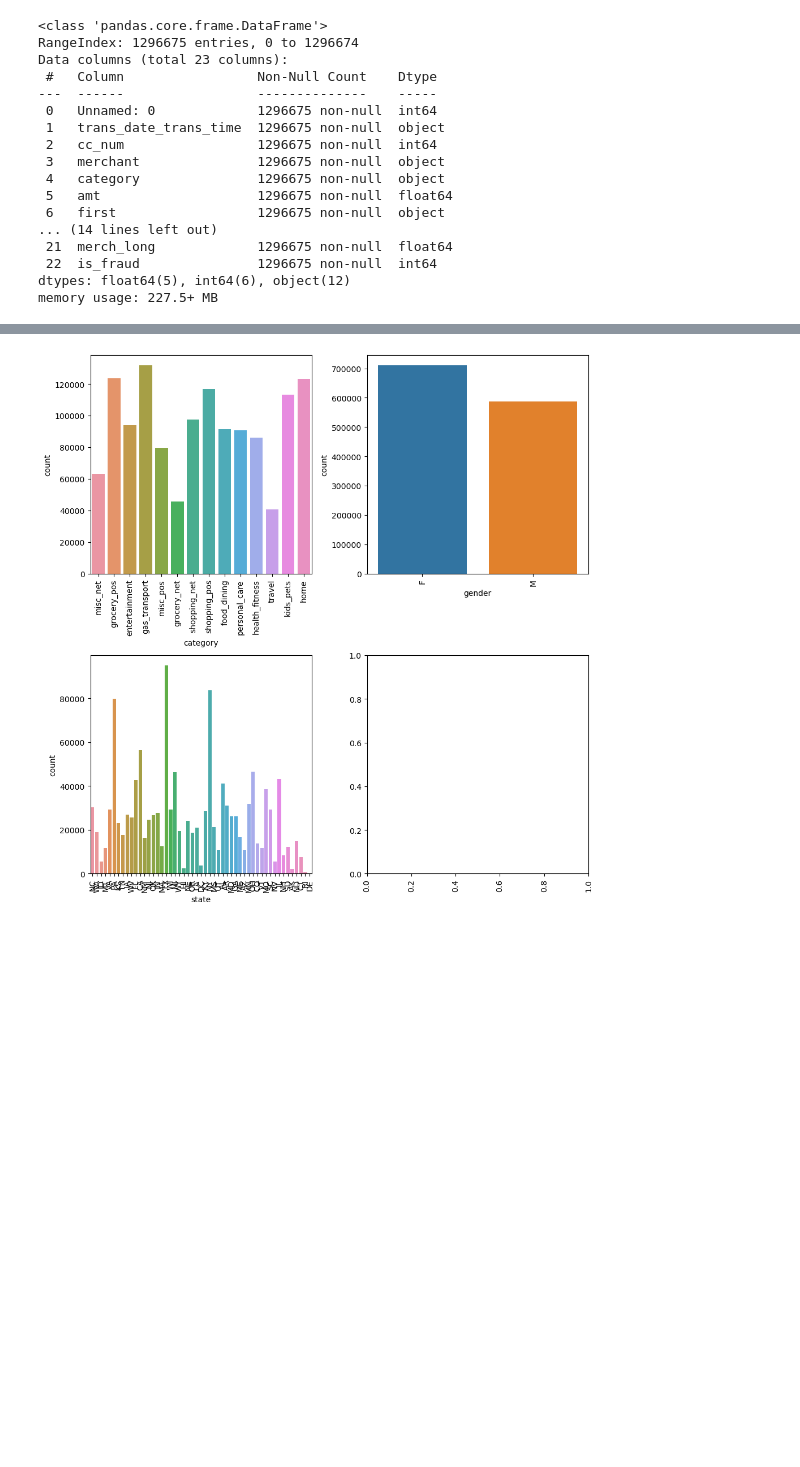
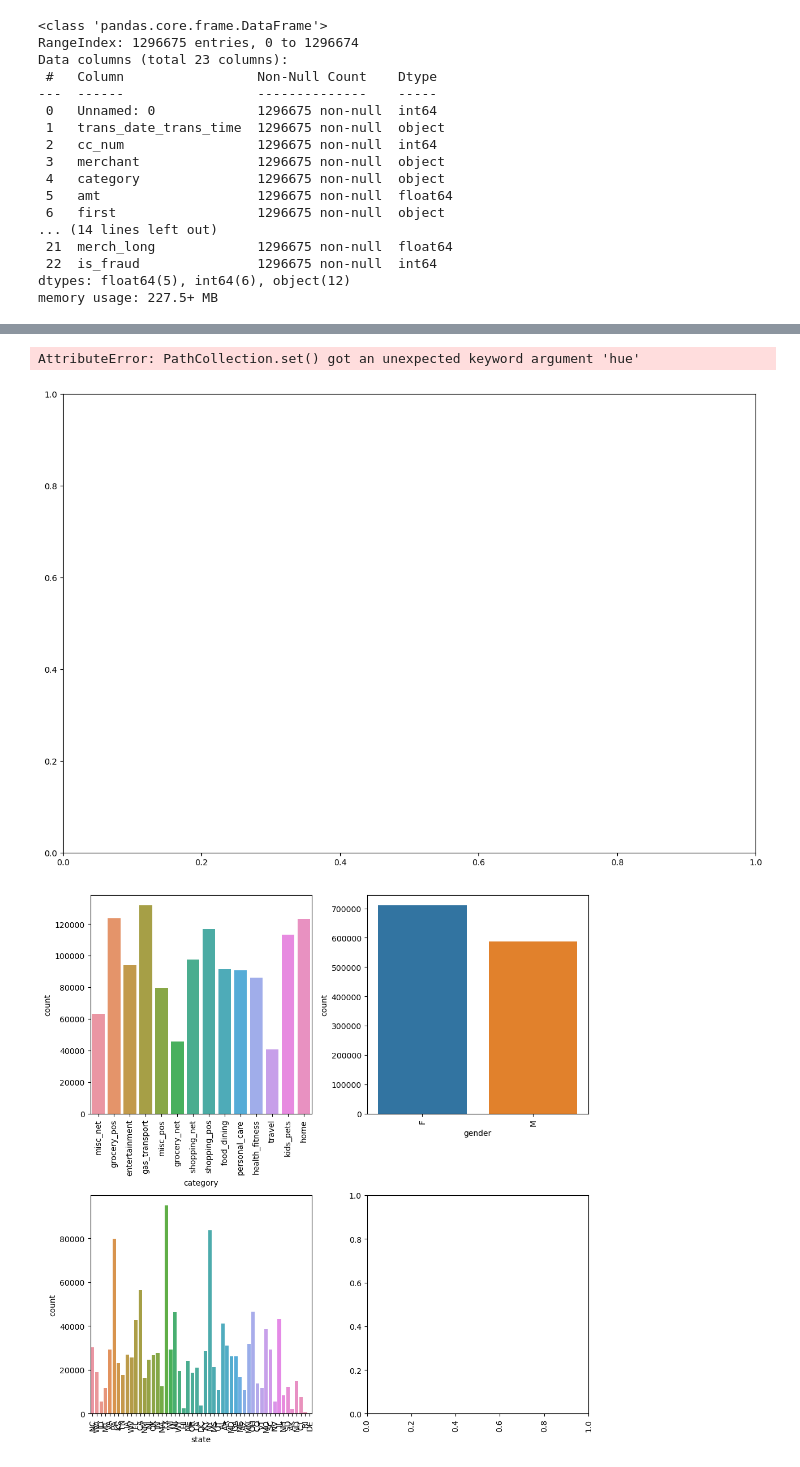
Before and after one commit to suhasmaddali/Credit-Card-Fraud-Detection, a Jupyter notebook: Credit Card Fraud Detection.ipynb, the cells around one changed output, grey strips where cells are left out. Drawn from its saved outputs; the diff is of its cells as text; code cells hidden in the pictures; blank space fills up the shorter version.

```diff
--- a/Credit Card Fraud Detection.ipynb
+++ b/Credit Card Fraud Detection.ipynb
@@ -90,3 +90,11 @@ df.head()
+# %%
+# Plotting long and latitude along with merchant longitude and latitude (coordinates)
+plt.scatter(df['lat'], df['long'], hue = 'is_fraud')
+plt.scatter(df['merch_lat'], df['merch_long'])
+plt.show()
+# %% [output]
+AttributeError: PathCollection.set() got an unexpected keyword argument 'hue'
+[figure, added]
 # %%
 categorical_features = ['merchant','category', 'first', 'last', 'gender',
                         'city', 'state', 'job', 'year', 'month', 'day',
```
Also changed, not shown: parts of 4 cells of this notebook.
